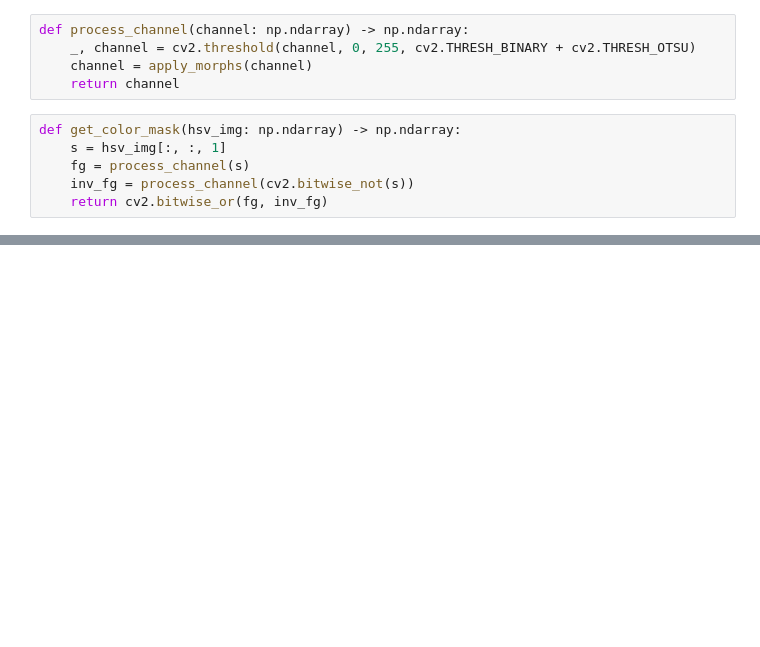
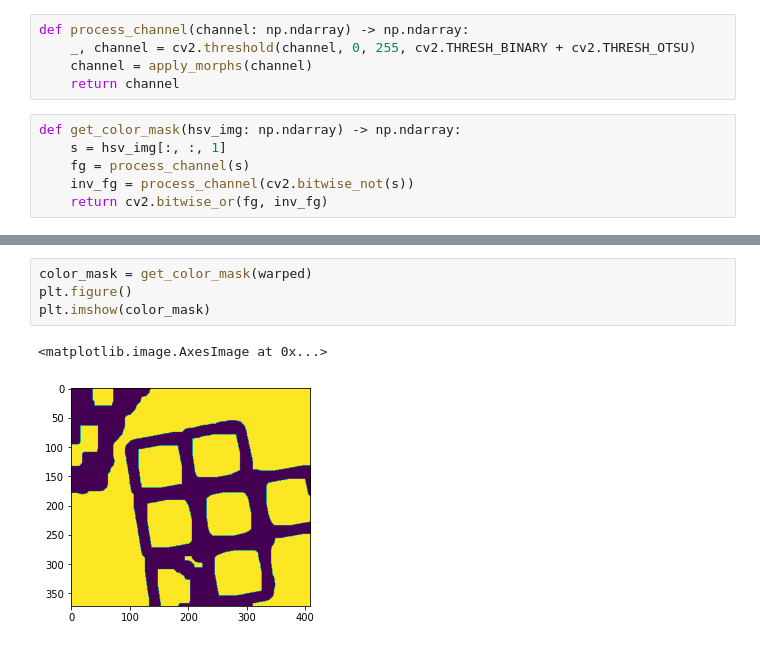
Before and after one commit to rubenjr0/umacv_2324_final_project, a Jupyter notebook: notebook.ipynb, the cells around one changed output, grey strips where cells are left out. Saved outputs shown, nothing was run; the diff lists cells and outputs as text; blank space fills up the shorter version.

```diff
--- a/notebook.ipynb
+++ b/notebook.ipynb
@@ -112,3 +134,10 @@ plt.imshow(color_mask)
+# %%
+color_mask = get_color_mask(warped)
+plt.figure()
+plt.imshow(color_mask)
+# %% [output]
+<matplotlib.image.AxesImage at 0x...>
+[figure, added]
 # %%
 n, markers = cv2.connectedComponents(color_mask)
 markers = markers + 1
```
Also changed, not shown: parts of 6 cells of this notebook.
